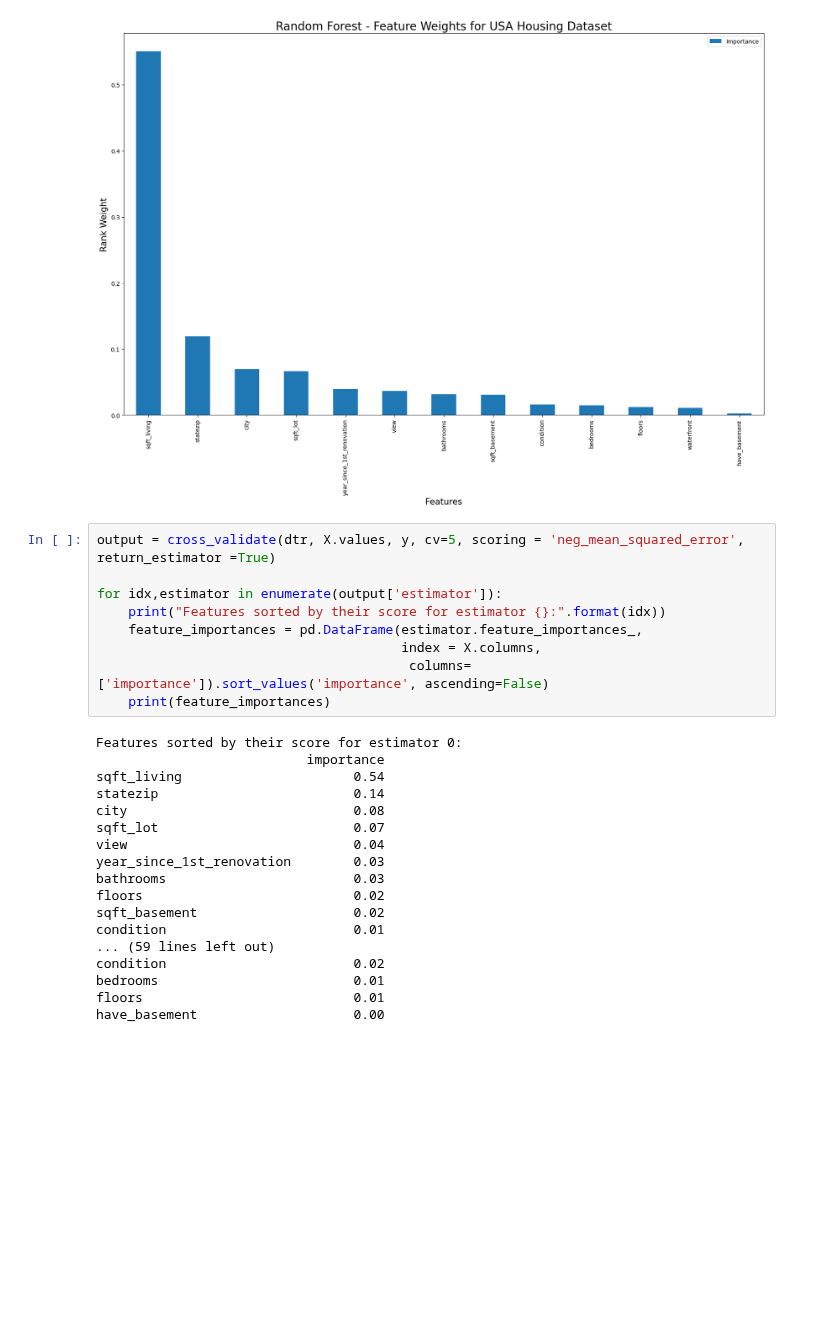
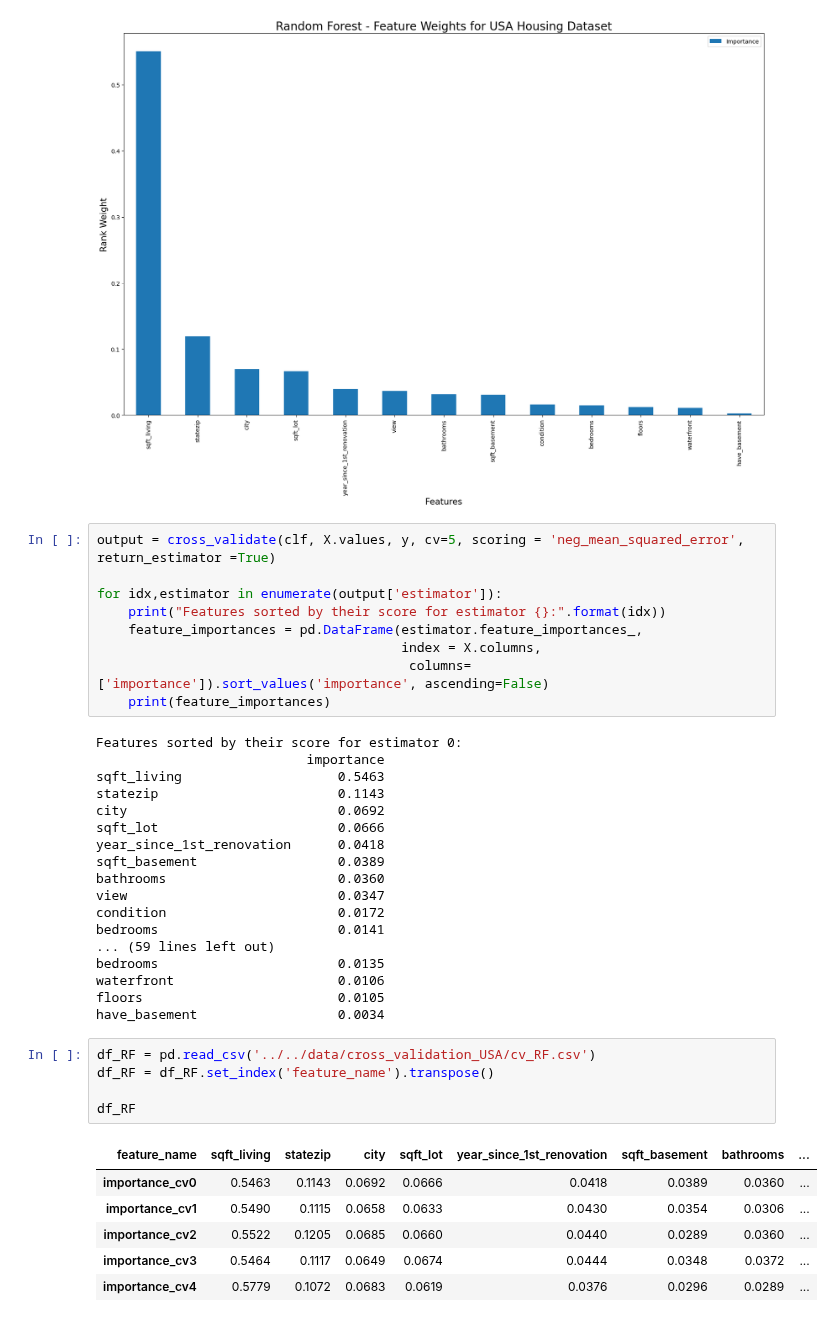
Before and after one commit to jorgedelpozolerida/KDS_Statistics_GroupProject, a Jupyter notebook: src/cross_validation_USA/cross_validation_all.ipynb, the cells around one changed output. Drawn from its saved outputs; the diff is of its cells as text; blank space fills up the shorter version.

```diff
--- a/src/cross_validation_USA/cross_validation_all.ipynb
+++ b/src/cross_validation_USA/cross_validation_all.ipynb
@@ -142,7 +166,7 @@ plt.title('Random Forest - Feature Weights for USA Housing Dataset', fontsize =
 Text(0.5, 1.0, 'Random Forest - Feature Weights for USA Housing Dataset')
 [figure]
 # %%
-output = cross_validate(dtr, X.values, y, cv=5, scoring = 'neg_mean_squared_error', return_estimator =True)
+output = cross_validate(clf, X.values, y, cv=5, scoring = 'neg_mean_squared_error', return_estimator =True)
 
 for idx,estimator in enumerate(output['estimator']):
     print("Features sorted by their score for estimator {}:".format(idx))
@@ -153,18 +177,30 @@ for idx,estimator in enumerate(output['estimator']):
 # %% [output]
 Features sorted by their score for estimator 0:
                            importance
-sqft_living                      0.54
-statezip                         0.14
-city                             0.08
-sqft_lot                         0.07
-view                             0.04
-year_since_1st_renovation        0.03
-bathrooms                        0.03
-floors                           0.02
-sqft_basement                    0.02
-condition                        0.01
+sqft_living                    0.5463
+statezip                       0.1143
+city                           0.0692
+sqft_lot                       0.0666
+year_since_1st_renovation      0.0418
+sqft_basement                  0.0389
+bathrooms                      0.0360
+view                           0.0347
+condition                      0.0172
+bedrooms                       0.0141
 ... (59 lines left out)
-condition                        0.02
-bedrooms                         0.01
-floors                           0.01
-have_basement                    0.00
+bedrooms                       0.0135
+waterfront                     0.0106
+floors                         0.0105
+have_basement                  0.0034
+# %%
+df_RF = pd.read_csv('../../data/cross_validation_USA/cv_RF.csv')
+df_RF = df_RF.set_index('feature_name').transpose()
+
+df_RF
+# %% [output]
+| feature_name | sqft_living | statezip | city | sqft_lot | year_since_1st_renovation | sqft_basement | bathrooms | ... |
+| importance_cv0 | 0.5463 | 0.1143 | 0.0692 | 0.0666 | 0.0418 | 0.0389 | 0.0360 | ... |
+| importance_cv1 | 0.5490 | 0.1115 | 0.0658 | 0.0633 | 0.0430 | 0.0354 | 0.0306 | ... |
+| importance_cv2 | 0.5522 | 0.1205 | 0.0685 | 0.0660 | 0.0440 | 0.0289 | 0.0360 | ... |
+| importance_cv3 | 0.5464 | 0.1117 | 0.0649 | 0.0674 | 0.0444 | 0.0348 | 0.0372 | ... |
+| importance_cv4 | 0.5779 | 0.1072 | 0.0683 | 0.0619 | 0.0376 | 0.0296 | 0.0289 | ... |
```
Also changed, not shown: parts of 6 cells of this notebook, 1 other file.
